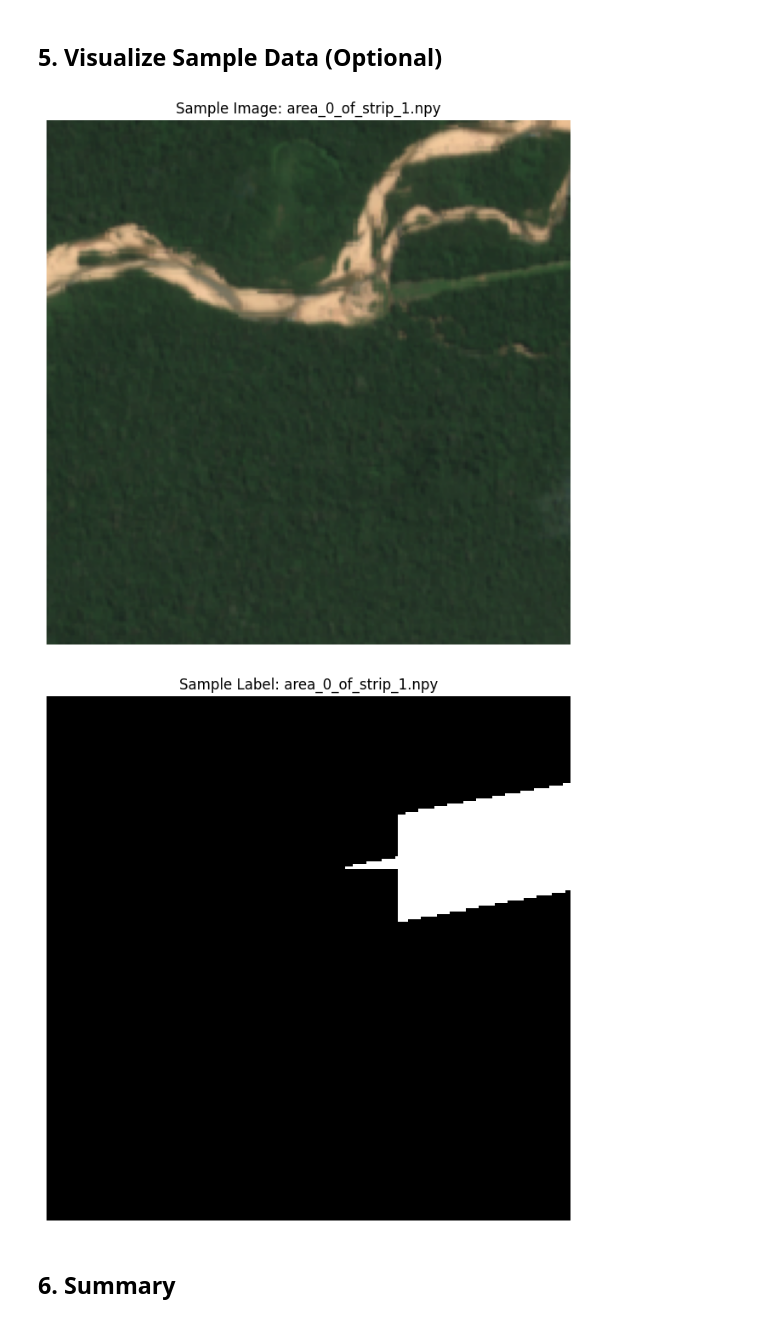
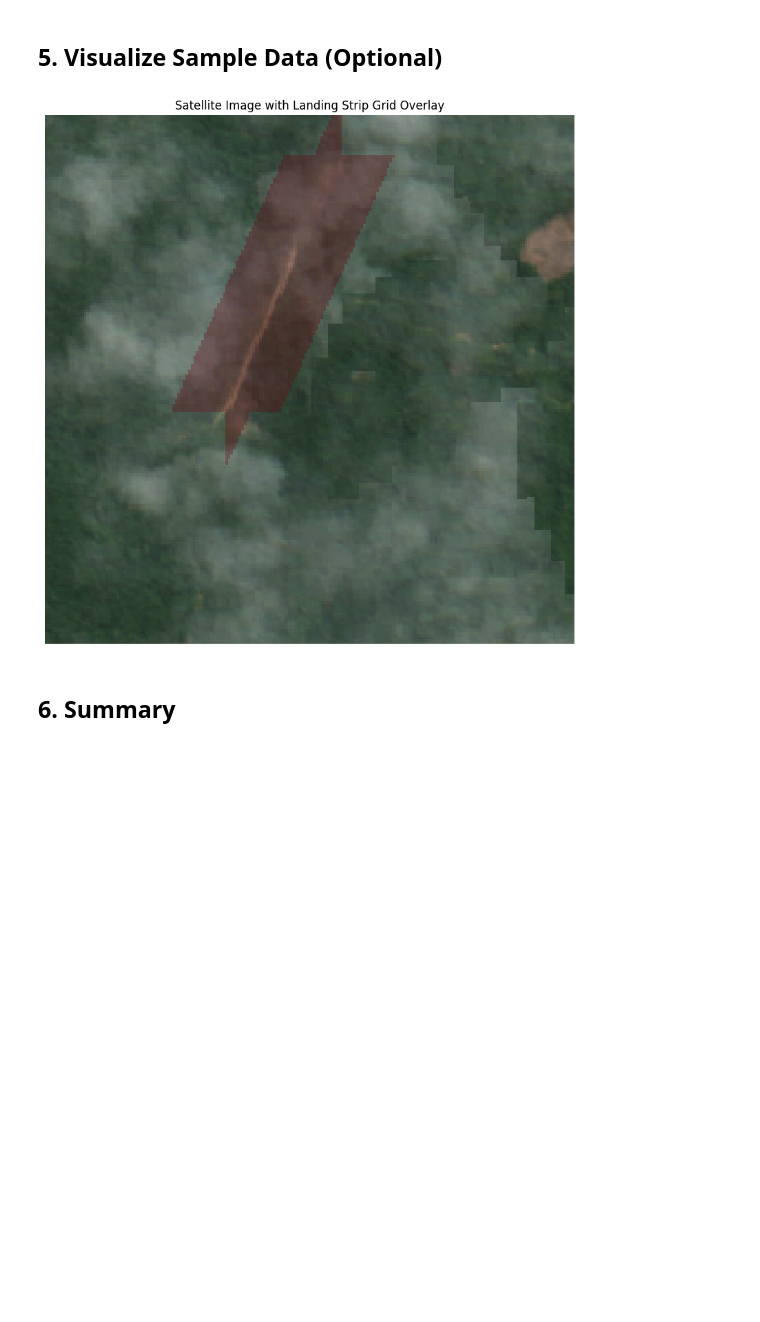
Before and after one commit to emilschmitz/secret-runway-detection, a Jupyter notebook: notebooks/etl.ipynb, the cells around one changed output. Saved outputs shown, nothing was run; the diff lists cells and outputs as text; code cells hidden in the pictures; blank space fills up the shorter version.

Commit message:
✨ Loading AOI images working

```diff
--- a/notebooks/etl.ipynb
+++ b/notebooks/etl.ipynb
@@ -51,7 +52,11 @@ from secret_runway_detection.train_utils import (
 # %% [markdown]
  ## 2. Configuration and Initialization
 # %%
-DEBUG = True
+DEBUG = False
+
+# Set parameters
+NUM_INPUT_AREAS_PER_STRIP = 5 if not DEBUG else 1          # Input areas to generate per landing strip
+NUM_POSSIBLY_EMPTY_AREAS = 5 if not DEBUG else 1            # Number of possibly empty areas to generate
 
 # Set random seeds for reproducibility
 np.random.seed(RANDOM_SEED)
@@ -66,9 +71,7 @@ logger = logging.getLogger(__name__)
 ee.Authenticate()
 ee.Initialize()
 
-# Set parameters
-NUM_INPUT_AREAS_PER_STRIP = 5 if not DEBUG else 1          # Input areas to generate per landing strip
-
+# Dirs
 OUTPUT_DIR = Path('../training_data')  # Directory to save the generated data
 IMAGE_DIR = OUTPUT_DIR / 'images'
 LABEL_DIR = OUTPUT_DIR / 'labels'
@@ -85,7 +88,7 @@ landing_strips_shp = '../pac_2024_training/pac_2024_training.shp'  # Update this
 landing_strips = gpd.read_file(landing_strips_shp)
 
 if DEBUG:
-    landing_strips = landing_strips.head(10)
+    landing_strips = landing_strips.head(5)
 
 # Ensure CRS is WGS84
 if landing_strips.crs != 'EPSG:4326':
@@ -199,40 +341,42 @@ INFO:__main__:Saved image and label for area 0 of landing strip 10 as area_8_of_
 # %%
-# %%
-# (Optional) Code to visualize some of the images and labels
-import matplotlib.pyplot as plt
-
 # List all image files
 image_files = sorted(IMAGE_DIR.glob('*.npy'))
 label_files = sorted(LABEL_DIR.glob('*.npy'))
 
 # Check if there are any files to display
 if image_files and label_files:
     # Select a random sample
     sample_idx = random.randint(0, len(image_files) - 1)
     sample_image_path = image_files[sample_idx]
     sample_label_path = label_files[sample_idx]
 
     # Load the sample image and label
     sample_image = np.load(sample_image_path)
     sample_label = np.load(sample_label_path)
 
-    # Plot the image
-    plt.figure(figsize=(8, 8))
-    plt.imshow(np.transpose(sample_image, (1, 2, 0)))  # Transpose to (H, W, C)
-    plt.title(f'Sample Image: {sample_image_path.name}')
-    plt.axis('off')
-    plt.show()
+    # # Plot the image
+    # plt.figure(figsize=(8, 8))
+    # plt.imshow(np.transpose(sample_image, (1, 2, 0)))  # Transpose to (H, W, C)
+    # plt.title(f'Sample Image: {sample_image_path.name}')
+    # plt.axis('off')
+    # plt.show()
 
-    # Plot the label
-    plt.figure(figsize=(8, 8))
-    plt.imshow(sample_label, cmap='gray')
-    plt.title(f'Sample Label: {sample_label_path.name}')
-    plt.axis('off')
-    plt.show()
+    # # Plot the label
+    # plt.figure(figsize=(8, 8))
+    # plt.imshow(sample_label, cmap='gray')
+    # plt.title(f'Sample Label: {sample_label_path.name}')
+    # plt.axis('off')
+    # plt.show()
+
+    # Plot the satellite image with has_strip tensor grid overlay
+    plot_satellite_with_tensor_grid(
+        satellite_image=sample_image,
+        # satellite_image=np.ones(satellite_image.shape),
+        has_strip_tensor=sample_label,
+    )
 else:
     logger.warning("No image or label files found for visualization.")
 # %% [output]
-[figure, old version]
+[figure, new version]
-[figure, removed]
 # %% [markdown]
  ## 6. Summary
```
Also changed, not shown: parts of 8 cells of this notebook, 10 other files.
